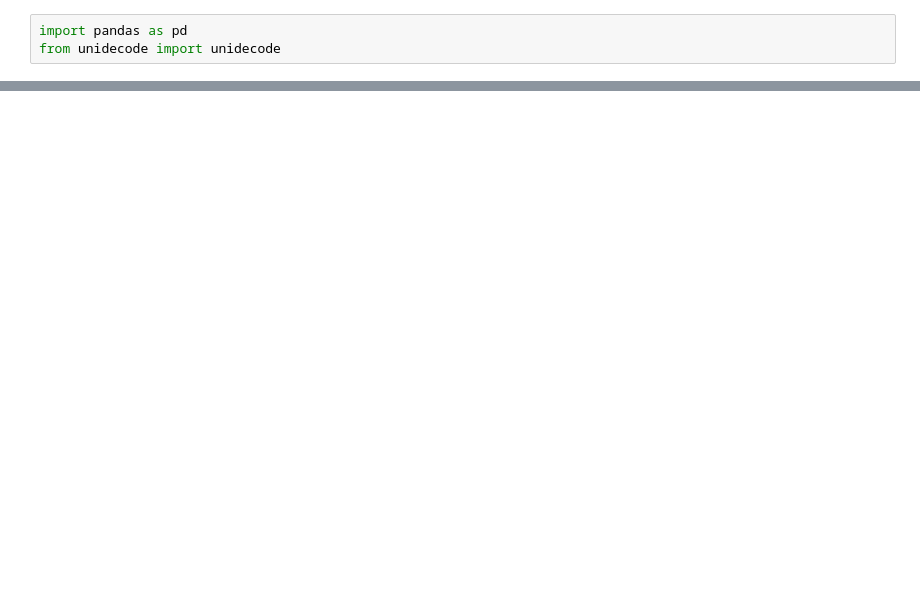
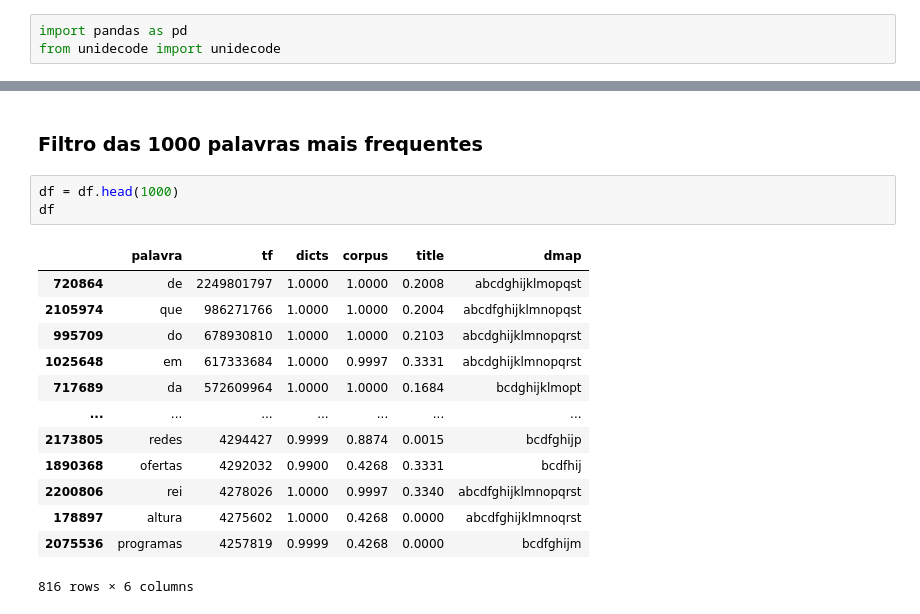
Before and after one commit to llslucas/digi.io, a Jupyter notebook: data/Data-Extraction.ipynb, the cells around one changed output, grey strips where cells are left out. Saved outputs shown, nothing was run; the diff lists cells and outputs as text; blank space fills up the shorter version.

```diff
--- a/data/Data-Extraction.ipynb
+++ b/data/Data-Extraction.ipynb
@@ -14,0 +31,19 @@ df.head()
+# %% [markdown]
+### Filtro das 1000 palavras mais frequentes
+# %%
+df = df.head(1000)
+df
+# %% [output]
+|  | palavra | tf | dicts | corpus | title | dmap |
+| 720864 | de | 2249801797 | 1.0000 | 1.0000 | 0.2008 | abcdghijklmopqst |
+| 2105974 | que | 986271766 | 1.0000 | 1.0000 | 0.2004 | abcdfghijklmnopqst |
+| 995709 | do | 678930810 | 1.0000 | 1.0000 | 0.2103 | abcdghijklmnopqrst |
+| 1025648 | em | 617333684 | 1.0000 | 0.9997 | 0.3331 | abcdghijklmnopqrst |
+| 717689 | da | 572609964 | 1.0000 | 1.0000 | 0.1684 | bcdghijklmopt |
+| ... | ... | ... | ... | ... | ... | ... |
+| 2173805 | redes | 4294427 | 0.9999 | 0.8874 | 0.0015 | bcdfghijp |
+| 1890368 | ofertas | 4292032 | 0.9900 | 0.4268 | 0.3331 | bcdfhij |
+| 2200806 | rei | 4278026 | 1.0000 | 0.9997 | 0.3340 | abcdfghijklmnopqrst |
+| 178897 | altura | 4275602 | 1.0000 | 0.4268 | 0.0000 | abcdfghijklmnoqrst |
+| 2075536 | programas | 4257819 | 0.9999 | 0.4268 | 0.0000 | bcdfghijm |
+816 rows × 6 columns
```
Also changed, not shown: parts of 15 cells of this notebook, 6 other files.
